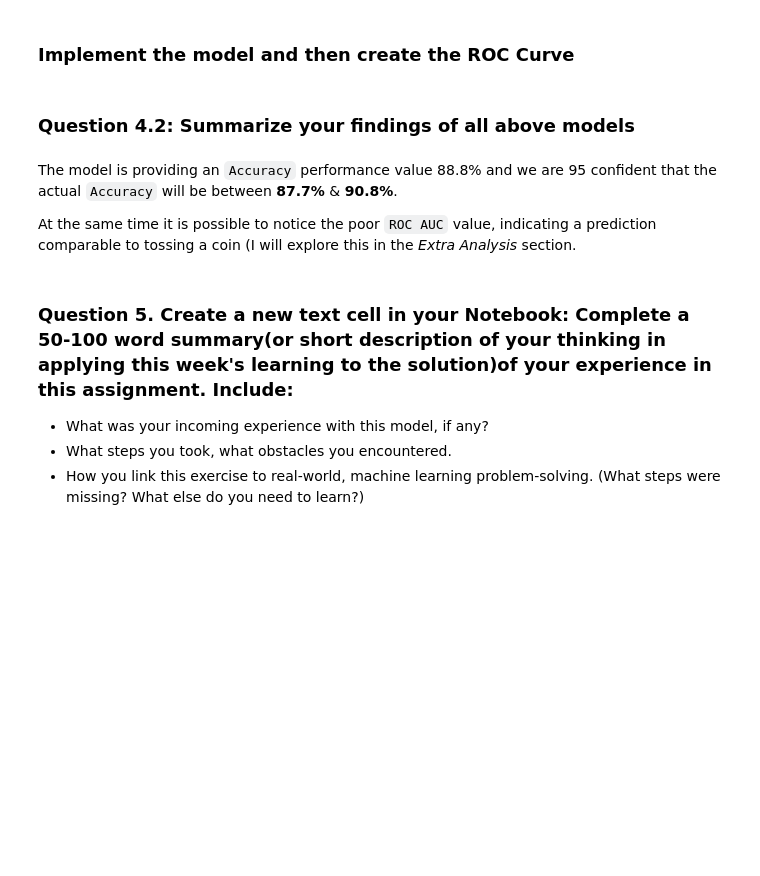
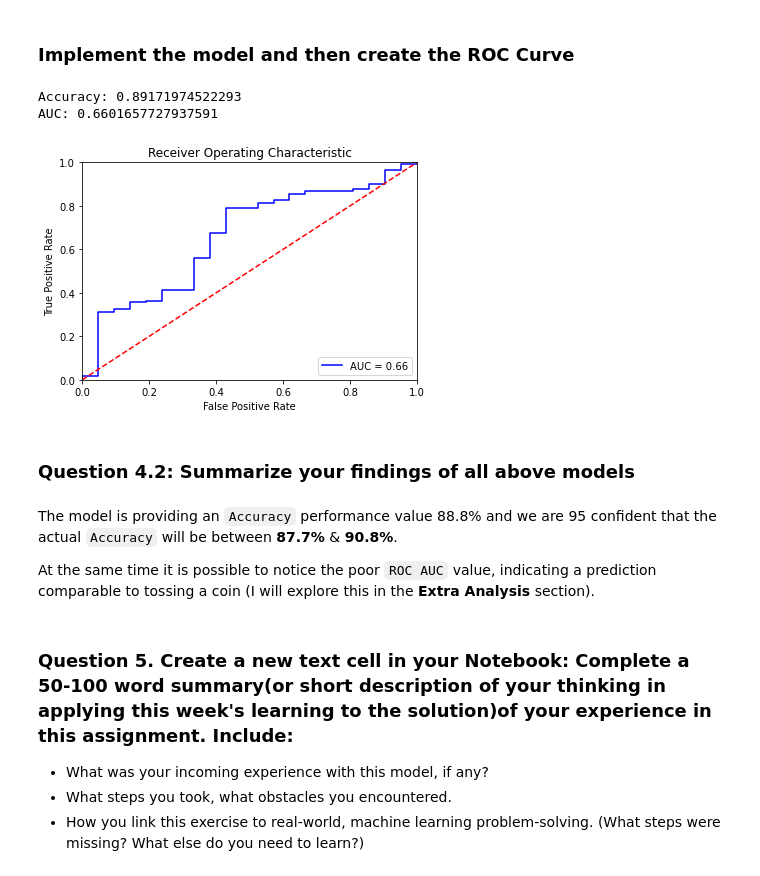
Before and after one commit to rodolfolermacontreras/ML_1_Assignment_6, a Jupyter notebook: Mlearn510-Lesson_6-Rodolfo_Lerma.ipynb, the cells around one changed output. Saved outputs shown, nothing was run; the diff lists cells and outputs as text; code cells hidden in the pictures; blank space fills up the shorter version.

```diff
--- a/Mlearn510-Lesson_6-Rodolfo_Lerma.ipynb
+++ b/Mlearn510-Lesson_6-Rodolfo_Lerma.ipynb
@@ -493,9 +450,24 @@ plt.show()
+# %%
+regr = RFE(LogisticRegression(solver='lbfgs', max_iter= 10000, random_state=5), n_features_to_select=100)
+regr.fit(X_train_std_scaled, y_train)
+
+fpr, tpr, lr_acc, roc_auc = performance_values(X_test_std_scaled, y_test, regr)
+
+print("Accuracy: {}".format(lr_acc))
+print("AUC: {}".format(roc_auc))
+
+# Plot the ROC curve
+ROC_curve(fpr,tpr,roc_auc)
+# %% [output]
+Accuracy: 0.89171974522293
+AUC: 0.6601657727937591
+[figure, added]
 # %% [markdown]
 ### Question 4.2: Summarize your findings of all above models
 # %% [markdown]
 The model is providing an `Accuracy` performance value 88.8% and we are 95 confident that the actual `Accuracy` will be between **87.7%** & **90.8%**.
 
-At the same time it is possible to notice the poor `ROC AUC` value, indicating a prediction comparable to tossing a coin (I will explore this in the *Extra Analysis* section.
+At the same time it is possible to notice the poor `ROC AUC` value, indicating a prediction comparable to tossing a coin (I will explore this in the **Extra Analysis** section).
 # %% [markdown]
 ### Question 5. Create a new text cell in your Notebook: Complete a 50-100 word summary(or short description of your thinking in applying this week's learning to the solution)of your experience in this assignment. Include:
 
```
Also changed, not shown: parts of 26 cells of this notebook.
